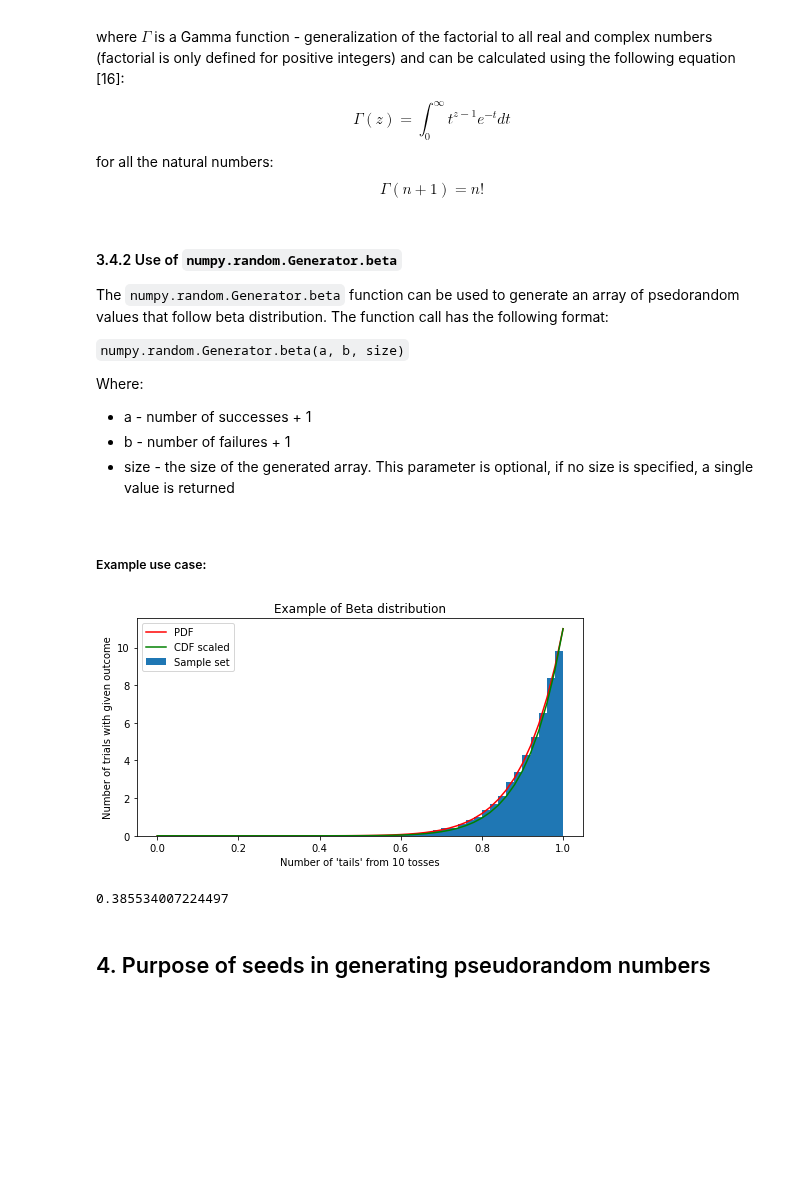
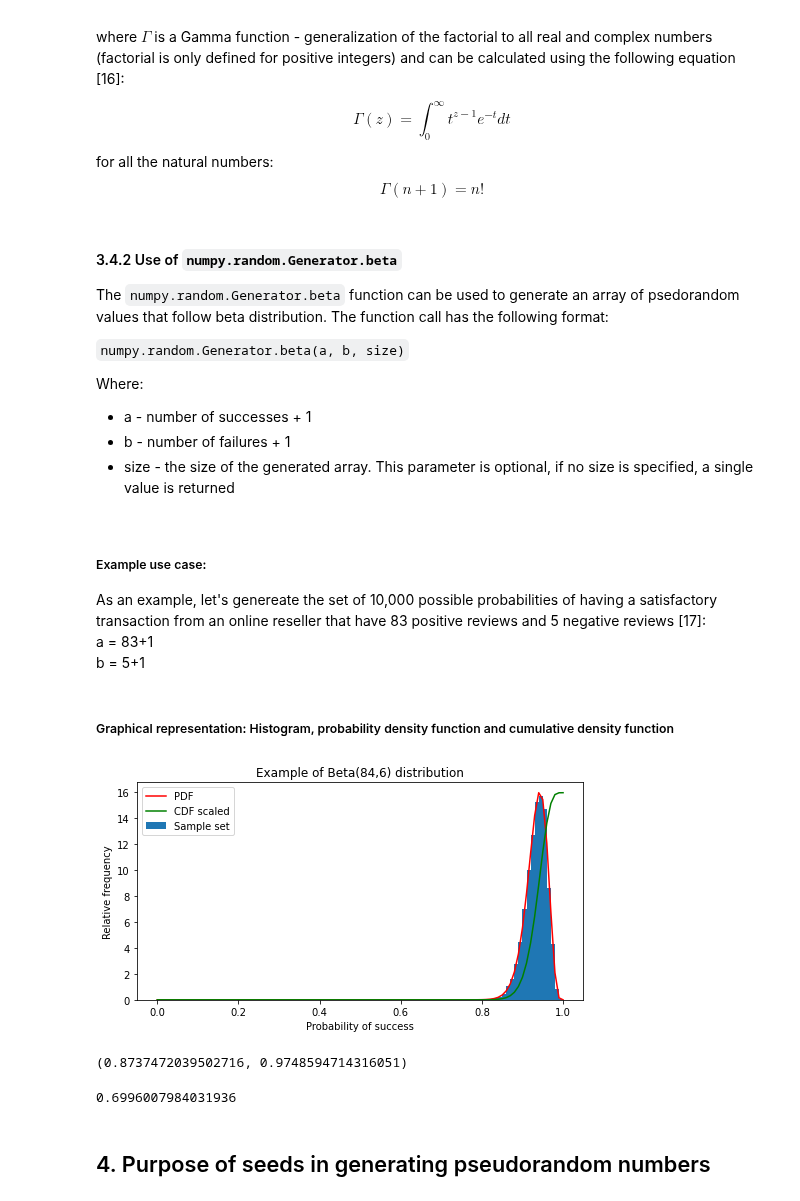
Before and after one commit to przemekbil/PfDA_2021, a Jupyter notebook: Assignments/Assignment.ipynb, the cells around one changed output. Saved outputs shown, nothing was run; the diff lists cells and outputs as text; code cells hidden in the pictures; blank space fills up the shorter version.

Commit message:
Example case added to beta dist

```diff
--- a/Assignments/Assignment.ipynb
+++ b/Assignments/Assignment.ipynb
@@ -515,36 +515,47 @@ Where:
 <br>
 
 ##### Example use case:
+
+As an example, let's genereate the set of 10,000 possible probabilities of having a satisfactory transaction from an online reseller that have 83 positive reviews and 5 negative reviews [17]: <br>
+a = 83+1<br>
+b = 5+1<br>
 # %%
-a, b = 11, 1  # number of trials, probability of each trial
+a, b = 84, 6  # number of successes (positive reviews) +1, number of failures (negative reviews) +1
 beta_set = rng.beta(a, b, 10000)
+# %% [markdown]
+##### Graphical representation: Histogram, probability density function and cumulative density function <br>
 # %%
-# calculate PMF and CDF for binomial distribution as per https://docs.scipy.org/doc/scipy/reference/reference/generated/scipy.stats.binom.html#scipy.stats.binom
-x = np.arange(0, 51)/50.
+# calculate PDF and CDF for beta distribution as per https://docs.scipy.org/doc/scipy/reference/generated/scipy.stats.beta.html
+x = np.arange(0, 101)/100.
 y = beta.pdf(x, a, b, loc=0, scale=1)
 y2 = beta.cdf(x, a, b, loc=0, scale=1)
 
 # Add the histogram to the plot
 count, bins, ignored = plt.hist(beta_set, x, density=True, label='Sample set')
 
-# Add the PMF and CDF to the plot
+# Add the PDF and CDF to the plot
 plt.plot(x, y, 'r', label='PDF')
+# CDF values run from 0 to 1. Multyplying it's values by the max of PDF to match their heights on the plot
 plt.plot(x, y2*y.max(), 'g', label='CDF scaled')
 
 # Plot's parameters
 plt.rcParams["figure.figsize"] = [8, 4]
-plt.xlabel('Number of \'tails\' from 10 tosses')
-plt.ylabel('Number of trials with given outcome')
-plt.title('Example of Beta distribution')
+plt.xlabel('Probability of success')
+plt.ylabel('Relative frequency')
+plt.title('Example of Beta({},{}) distribution'.format(a,b))
 plt.legend()
 
 plt.show()
 # %% [output]
-[figure, old version]
+[figure, new version]
 # %%
-beta.cdf(.917, a, b, loc=0, scale=1)
+beta.interval(0.95, a, b, loc=0, scale=1)
 # %% [output]
-0.385534007224497
+(0.8737472039502716, 0.9748594714316051)
+# %%
+beta.mean(701, 301, loc=0, scale=1)
+# %% [output]
+0.6996007984031936
 # %% [markdown]
 <a id="par4"></a>
 ## 4. Purpose of seeds in generating pseudorandom numbers
```
Also changed, not shown: parts of 1 cell of this notebook.
